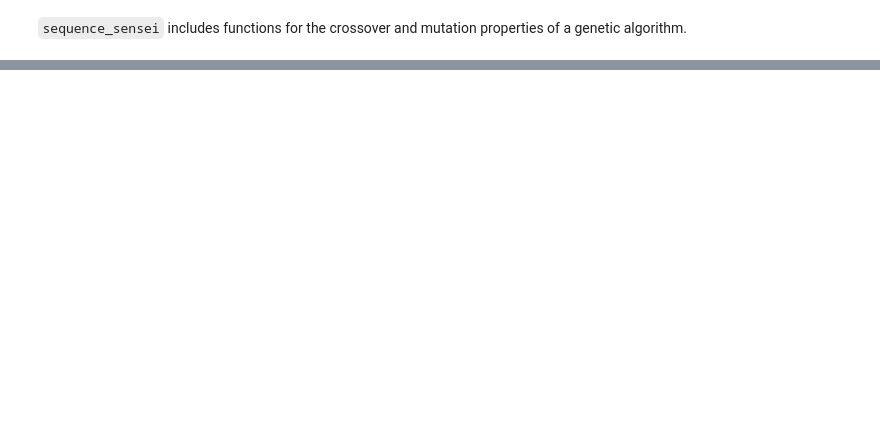
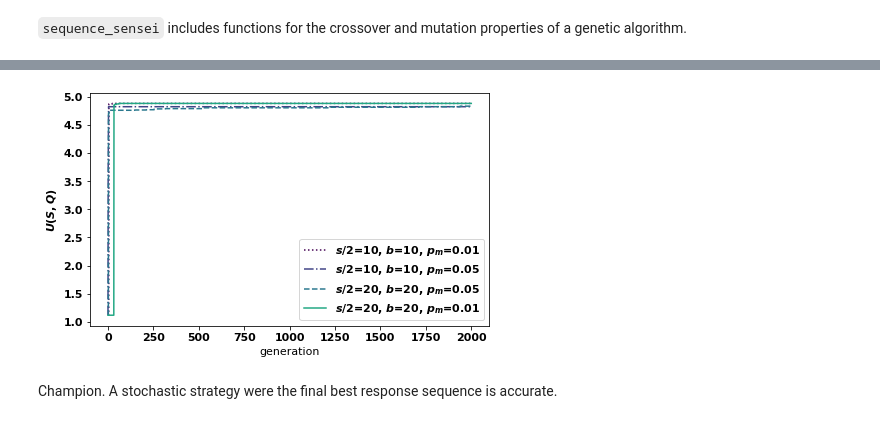
Before and after one commit to Nikoleta-v3/Thesis, a Jupyter notebook: src/chapters/06/main.ipynb, the cells around one changed output, grey strips where cells are left out. Cells and saved outputs as stored; diff of their text form; code cells hidden in the pictures; blank space fills up the shorter version.

```diff
--- a/src/chapters/06/main.ipynb
+++ b/src/chapters/06/main.ipynb
@@ -84,0 +277,2 @@ random.seed(1)
+# %%
+adaptive = pd.read_csv('/Volumes/ext/Data/raw_data/Adaptive_nan/main.csv')
@@ -84,0 +297,5 @@ random.seed(1)
+# %%
+indices = [(10, 10, 0.01),
+           (10, 10, 0.05),
+           (20, 20, 0.05),
+           (20, 20, 0.01)]
@@ -84,0 +319,24 @@ random.seed(1)
+# %%
+scores = adaptive.groupby(['half size population', 'bottleneck', 'mutation probability','generation'])['score'].max()
+# %%
+fig, ax = plt.subplots(figsize=(6.5, 4))
+
+for i, index in enumerate(indices):
+    plt.plot(scores[index],
+             linestyles[i],
+                 label=f'$s/2$={index[0]}, $b$={index[1]}, $p_m$={index[2]}',
+             color=colors[i]
+                 );
+
+plt.legend();
+
+plt.ylabel(r'$U(S, Q)$')
+plt.xlabel('generation')
+
+plt.tight_layout();
+
+plt.savefig('img/maximum_score_per_generation_adaptive.pdf')
+# %% [output]
+[figure, added]
+# %% [markdown]
+Champion. A stochastic strategy were the final best response sequence is accurate.
```
Also changed, not shown: parts of 64 cells of this notebook.
